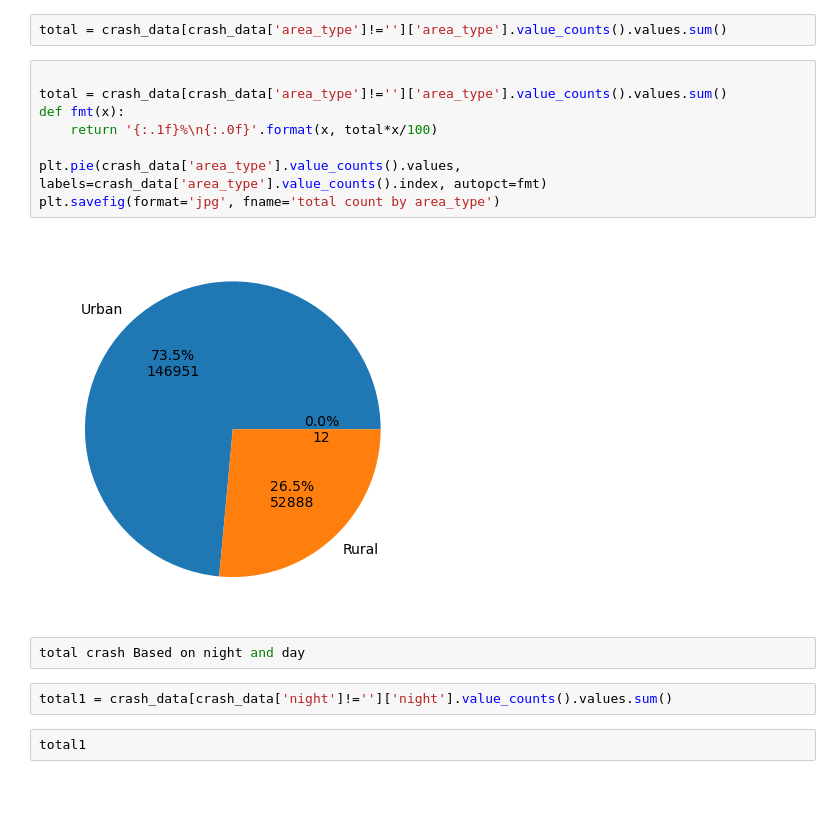
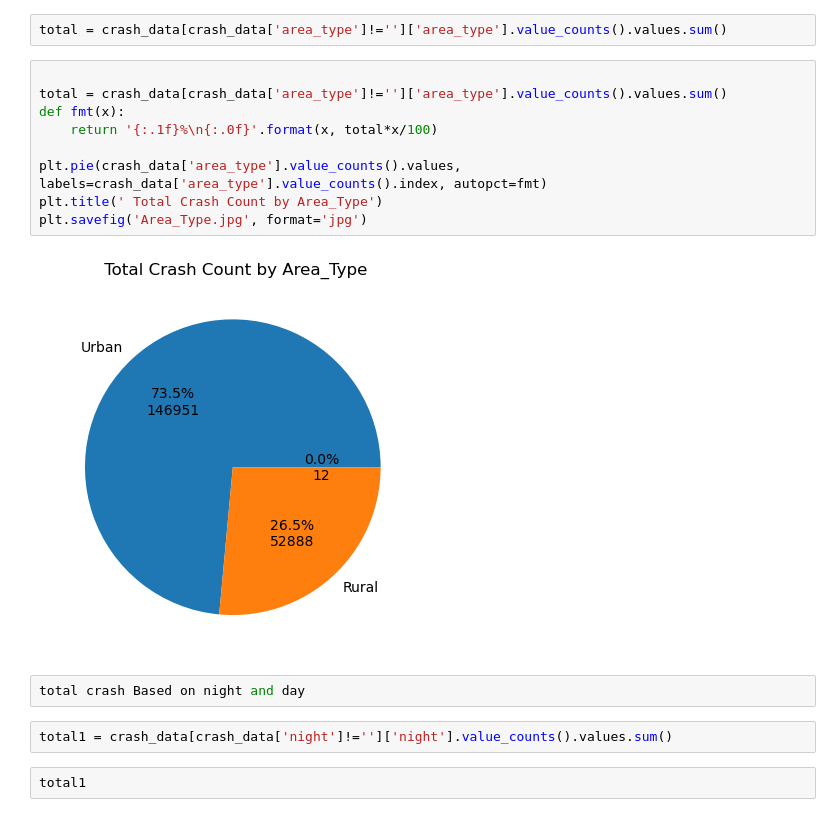
Before and after one commit to Eliab16/VDOT-crash-analysis, a Jupyter notebook: notebooks/VDOT_Analysis.ipynb, the cells around one changed output. Saved outputs shown, nothing was run; the diff lists cells and outputs as text; blank space fills up the shorter version.

Commit message:
plot

```diff
--- a/notebooks/VDOT_Analysis.ipynb
+++ b/notebooks/VDOT_Analysis.ipynb
@@ -188,17 +188,18 @@ total = crash_data[crash_data['area_type']!='']['area_type'].value_counts().valu
 # %%
 
 total = crash_data[crash_data['area_type']!='']['area_type'].value_counts().values.sum()
 def fmt(x):
     return '{:.1f}%\n{:.0f}'.format(x, total*x/100)
 
 plt.pie(crash_data['area_type'].value_counts().values, labels=crash_data['area_type'].value_counts().index, autopct=fmt)
-plt.savefig(format='jpg', fname='total count by area_type')
+plt.title(' Total Crash Count by Area_Type')
+plt.savefig('Area_Type.jpg', format='jpg')
 # %% [output]
-[figure, old version]
+[figure, new version]
-# %%
-total crash Based on night and day
-# %%
-total1 = crash_data[crash_data['night']!='']['night'].value_counts().values.sum()
+# %%
+total crash Based on night and day
+# %%
+total1 = crash_data[crash_data['night']!='']['night'].value_counts().values.sum()
 # %%
 total1
 # %% [output]
```
Also changed, not shown: parts of 15 cells of this notebook.
